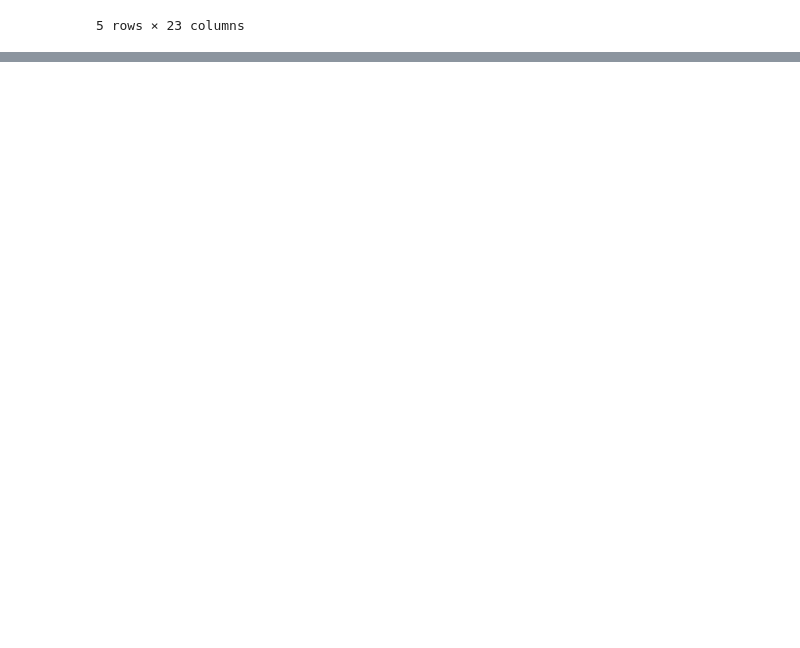
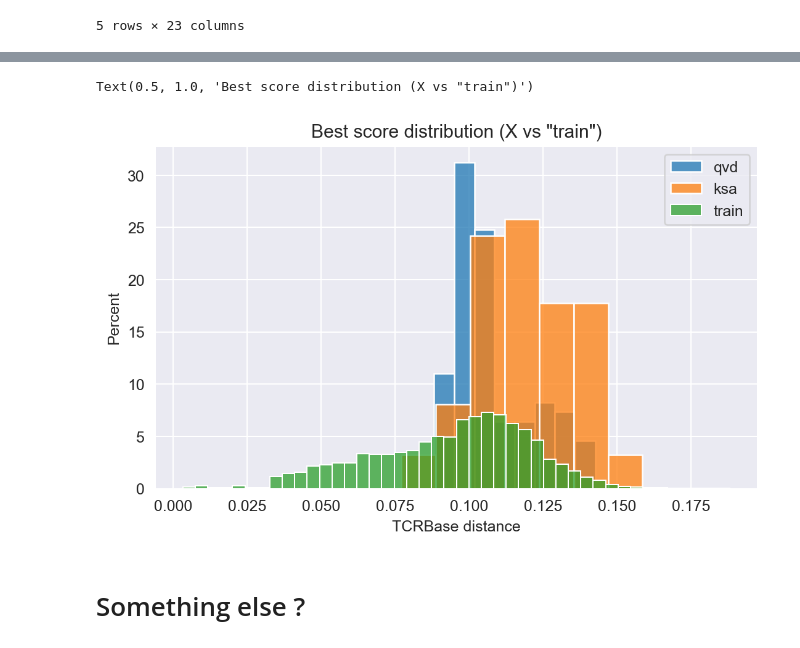
Before and after one commit to richieYT-wan/tclustr, a Jupyter notebook: notebooks/241001_extra_exps2.ipynb, the cells around one changed output, grey strips where cells are left out. Drawn from its saved outputs; the diff is of its cells as text; code cells hidden in the pictures; blank space fills up the shorter version.

```diff
--- a/notebooks/241001_extra_exps2.ipynb
+++ b/notebooks/241001_extra_exps2.ipynb
@@ -271,0 +274,3 @@ pd.concat([cancer.assign(dataset='cancer_mixed'), train_df.assign(dataset='exp_t
+# %%
+dm = pd.read_csv('../data/OTS/cancer_train_mixed_TBCR_distmatrix.csv', index_col=0)
+dm
@@ -271,0 +292,19 @@ pd.concat([cancer.assign(dataset='cancer_mixed'), train_df.assign(dataset='exp_t
+# %%
+query = dm.query('dataset=="cancer_mixed"')
+database = dm.query('dataset!="cancer_mixed"')
+query.drop(columns=[str(x) for x in query.index], inplace=True)
+ksa = query.query('peptide=="KSA"')
+qvd = query.query('peptide=="QVD"')
+rest_cols = ['peptide','Run', 'index_col', 'TSubtype','dataset']
+# %%
+tmp = database.drop(columns = [x for x in database.columns if x.isnumeric() and int(x) not in database.index])
+tmp.replace(0,10, inplace=True)
+tmp['match']=tmp[[x for x in tmp.columns if x.isnumeric()]].idxmin(axis=1)
+qvd['match']=qvd[[x for x in qvd.columns if x.isnumeric()]].idxmin(axis=1)
+ksa['match']=ksa[[x for x in ksa.columns if x.isnumeric()]].idxmin(axis=1)
+tmp['matched_pep'] = tmp['match'].apply(lambda x: database.loc[int(x)]['peptide'])
+qvd['matched_pep'] = qvd['match'].apply(lambda x: database.loc[int(x)]['peptide'])
+ksa['matched_pep'] = ksa['match'].apply(lambda x: database.loc[int(x)]['peptide'])
+tmp['matched_score'] = tmp[[x for x in tmp.columns if x.isnumeric()]].min(axis=1)
+qvd['matched_score'] = qvd[[x for x in qvd.columns if x.isnumeric()]].min(axis=1)
+ksa['matched_score'] = ksa[[x for x in ksa.columns if x.isnumeric()]].min(axis=1)
@@ -272,2 +382,13 @@ pd.concat([cancer.assign(dataset='cancer_mixed'), train_df.assign(dataset='exp_t
+# %%
+fig,ax = plt.subplots(1,1, figsize=(7,4))
+sns.histplot(qvd['matched_score'].values.flatten(), ax=ax, label='qvd', stat='percent')
+sns.histplot(ksa['matched_score'].values.flatten(), ax=ax, label='ksa', stat='percent')
+sns.histplot(tmp['matched_score'].values.flatten(), label='train', ax=ax, stat='percent')
+ax.legend()
+ax.set_xlabel('TCRBase distance')
+ax.set_title('Best score distribution (X vs "train")')
+# %% [output]
+Text(0.5, 1.0, 'Best score distribution (X vs "train")')
+[figure, added]
 # %% [markdown]
-#
+# Something else ?
```
Also changed, not shown: parts of 6 cells of this notebook, 3 other files.
